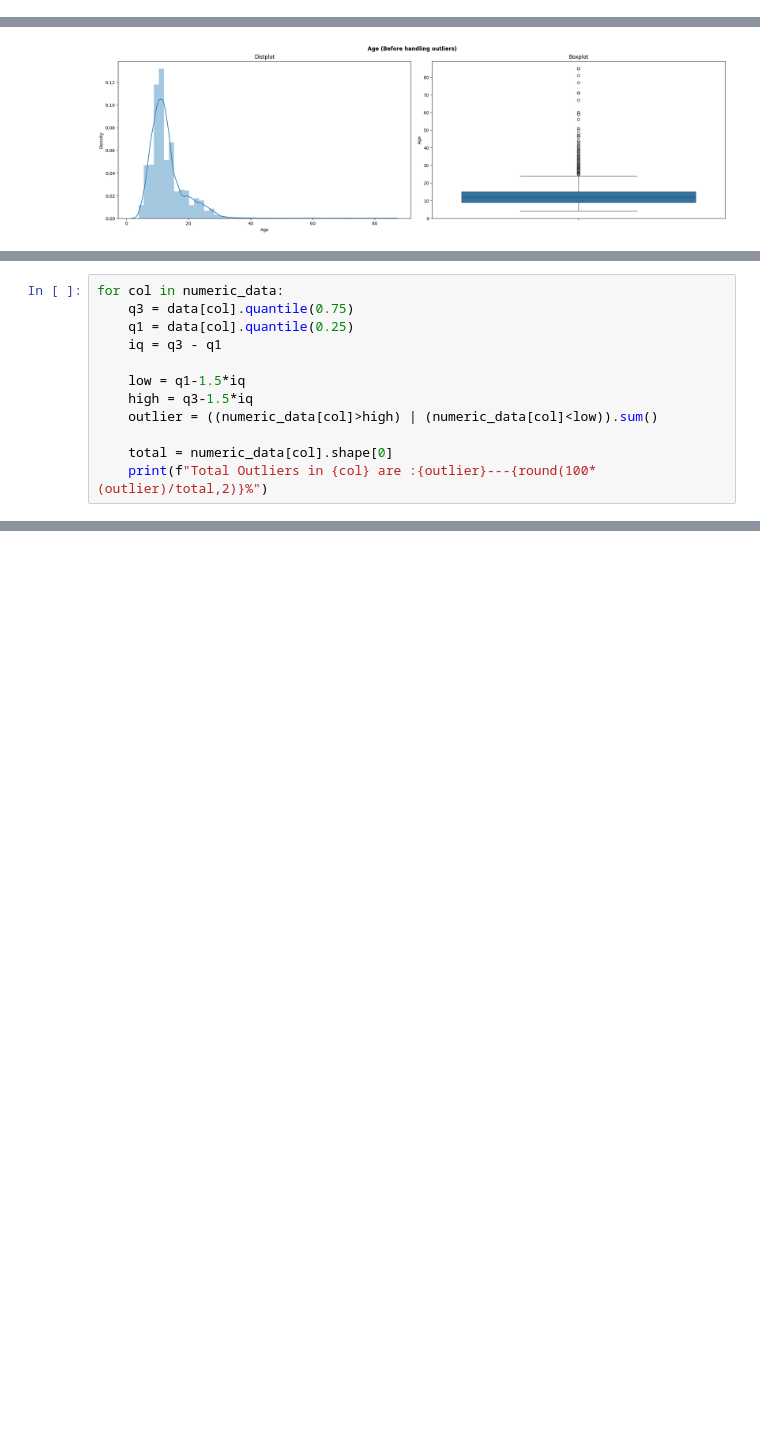
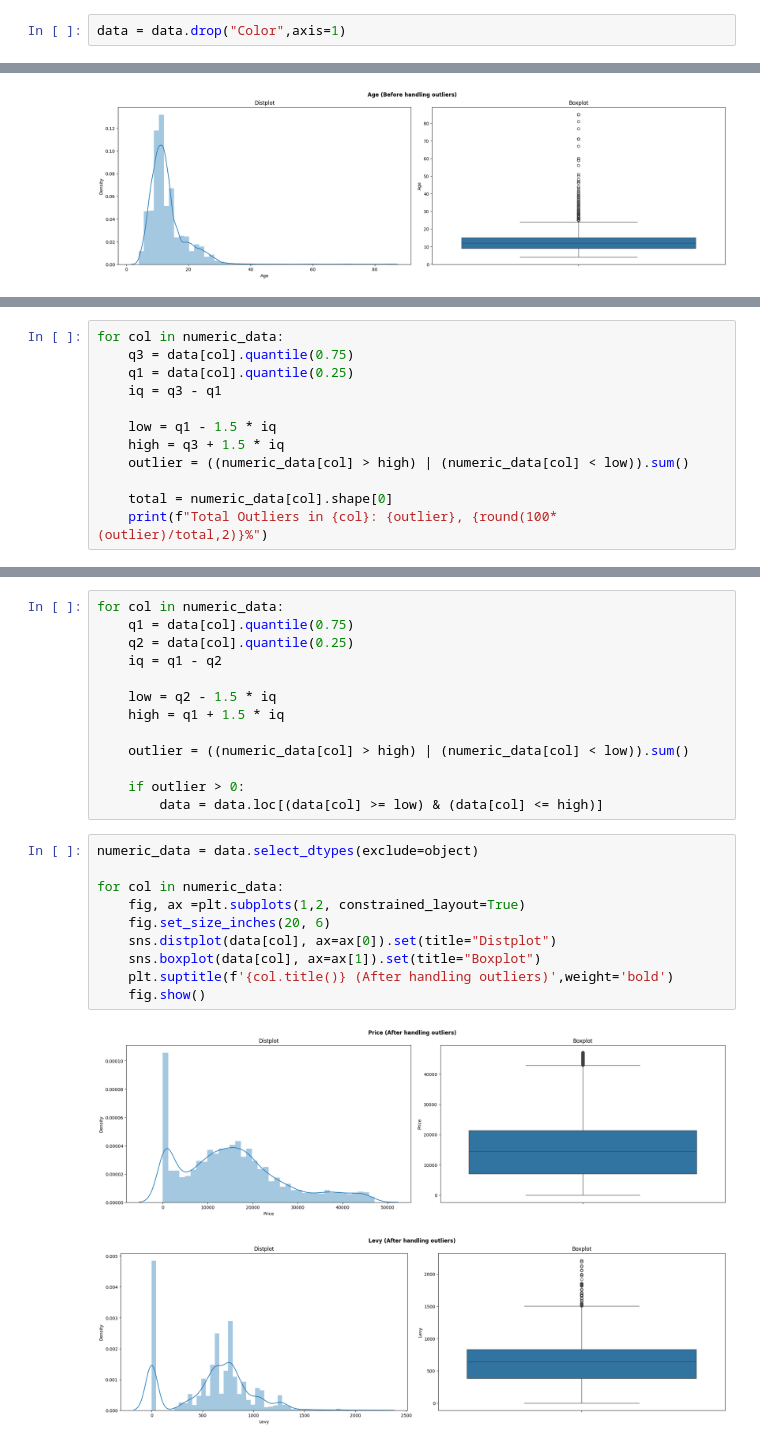
Before and after one commit to saif-gitreps/Car-price-prediction-model, a Jupyter notebook: main.ipynb, the cells around one changed output, grey strips where cells are left out. Saved outputs shown, nothing was run; the diff lists cells and outputs as text; blank space fills up the shorter version.

```diff
--- a/main.ipynb
+++ b/main.ipynb
@@ -332,6 +328,8 @@ sns.scatterplot(data=data, x='Color', y='Price', palette="crest")
 [figure]
 # %% [markdown]
 #### Color dosen't seem to make any difference on a car's price.
+# %%
+data = data.drop("Color",axis=1)
 # %% [markdown]
 #### Checking and visualizing correlation between numerical columns:
 # %%
@@ -372,10 +372,10 @@ for col in numeric_data:
     q1 = data[col].quantile(0.25)
     iq = q3 - q1
 
-    low = q1-1.5*iq
-    high = q3-1.5*iq
-    outlier = ((numeric_data[col]>high) | (numeric_data[col]<low)).sum()
+    low = q1 - 1.5 * iq
+    high = q3 + 1.5 * iq
+    outlier = ((numeric_data[col] > high) | (numeric_data[col] < low)).sum()
 
     total = numeric_data[col].shape[0]
-    print(f"Total Outliers in {col} are :{outlier}---{round(100*(outlier)/total,2)}%")
+    print(f"Total Outliers in {col}: {outlier}, {round(100*(outlier)/total,2)}%")
 # %% [output]
@@ -388,0 +391,26 @@ Total Outliers in Age are :18082---95.55%
+# %%
+for col in numeric_data:
+    q1 = data[col].quantile(0.75)
+    q2 = data[col].quantile(0.25)
+    iq = q1 - q2
+
+    low = q2 - 1.5 * iq
+    high = q1 + 1.5 * iq
+
+    outlier = ((numeric_data[col] > high) | (numeric_data[col] < low)).sum()
+
+    if outlier > 0:
+        data = data.loc[(data[col] >= low) & (data[col] <= high)]
+# %%
+numeric_data = data.select_dtypes(exclude=object)
+
+for col in numeric_data:
+    fig, ax =plt.subplots(1,2, constrained_layout=True)
+    fig.set_size_inches(20, 6)
+    sns.distplot(data[col], ax=ax[0]).set(title="Distplot")
+    sns.boxplot(data[col], ax=ax[1]).set(title="Boxplot")
+    plt.suptitle(f'{col.title()} (After handling outliers)',weight='bold')
+    fig.show()
+# %% [output]
+[figure, added]
+[figure, added]
```
Also changed, not shown: parts of 25 cells of this notebook.
